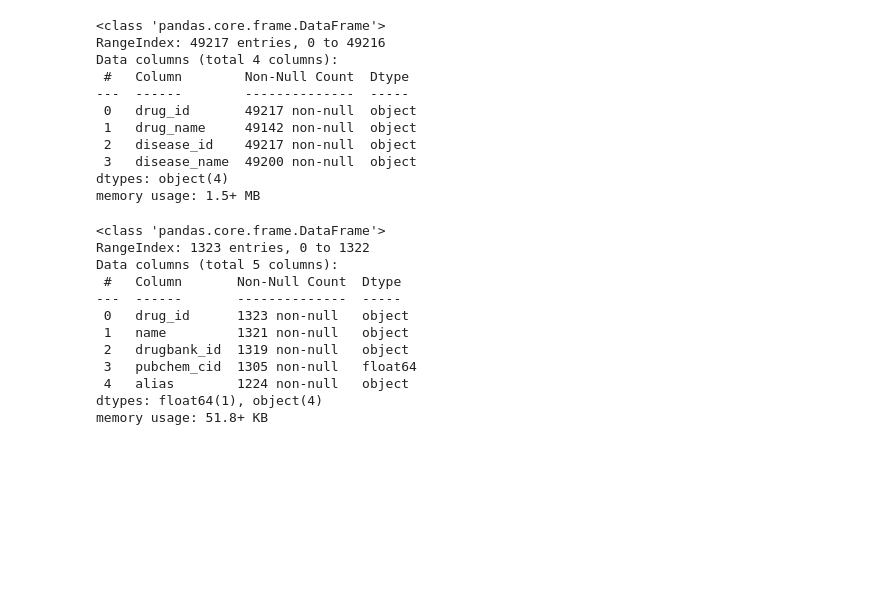
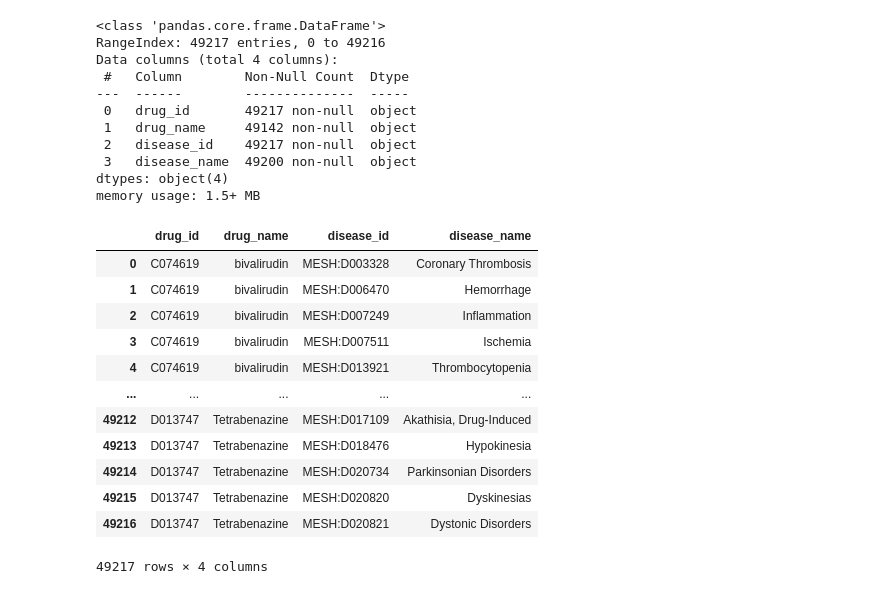
Before and after one commit to AlmaBasic/Predicting, a Jupyter notebook: Untitled01.ipynb, the cells around one changed output. Drawn from its saved outputs; the diff is of its cells as text; code cells hidden in the pictures; blank space fills up the shorter version.

```diff
--- a/Untitled01.ipynb
+++ b/Untitled01.ipynb
@@ -65,35 +67,32 @@ plt.gca().spines[['top', 'right',]].set_visible(False)
 # %%
 association = pd.read_csv('drug-disease association.csv')
 #association
 #association.shape
 association.info()
+association
+#sns.countplot(data=association, x='disease_name')
 # %% [output]
 <class 'pandas.core.frame.DataFrame'>
 RangeIndex: 49217 entries, 0 to 49216
 Data columns (total 4 columns):
  #   Column        Non-Null Count  Dtype
 ---  ------        --------------  -----
  0   drug_id       49217 non-null  object
  1   drug_name     49142 non-null  object
  2   disease_id    49217 non-null  object
  3   disease_name  49200 non-null  object
 dtypes: object(4)
 memory usage: 1.5+ MB
+|  | drug_id | drug_name | disease_id | disease_name |
+| 0 | C074619 | bivalirudin | MESH:D003328 | Coronary Thrombosis |
+| 1 | C074619 | bivalirudin | MESH:D006470 | Hemorrhage |
+| 2 | C074619 | bivalirudin | MESH:D007249 | Inflammation |
+| 3 | C074619 | bivalirudin | MESH:D007511 | Ischemia |
+| 4 | C074619 | bivalirudin | MESH:D013921 | Thrombocytopenia |
+| ... | ... | ... | ... | ... |
+| 49212 | D013747 | Tetrabenazine | MESH:D017109 | Akathisia, Drug-Induced |
+| 49213 | D013747 | Tetrabenazine | MESH:D018476 | Hypokinesia |
+| 49214 | D013747 | Tetrabenazine | MESH:D020734 | Parkinsonian Disorders |
+| 49215 | D013747 | Tetrabenazine | MESH:D020820 | Dyskinesias |
+| 49216 | D013747 | Tetrabenazine | MESH:D020821 | Dystonic Disorders |
+49217 rows × 4 columns
-# %%
-drug = pd.read_csv('drug.csv')
-#drug
-#drug.shape
-drug.info()
-# %% [output]
-<class 'pandas.core.frame.DataFrame'>
-RangeIndex: 1323 entries, 0 to 1322
-Data columns (total 5 columns):
- #   Column       Non-Null Count  Dtype
----  ------       --------------  -----
- 0   drug_id      1323 non-null   object
- 1   name         1321 non-null   object
- 2   drugbank_id  1319 non-null   object
- 3   pubchem_cid  1305 non-null   float64
- 4   alias        1224 non-null   object
-dtypes: float64(1), object(4)
-memory usage: 51.8+ KB
```
Also changed, not shown: parts of 4 cells of this notebook.
